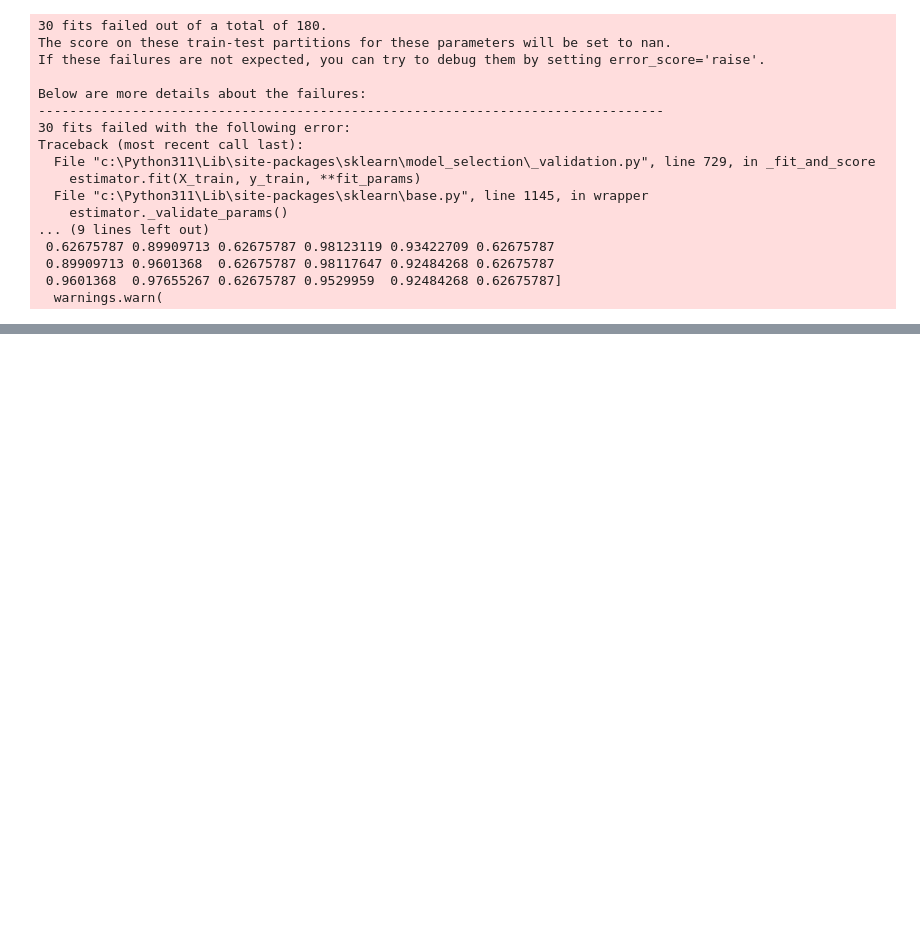
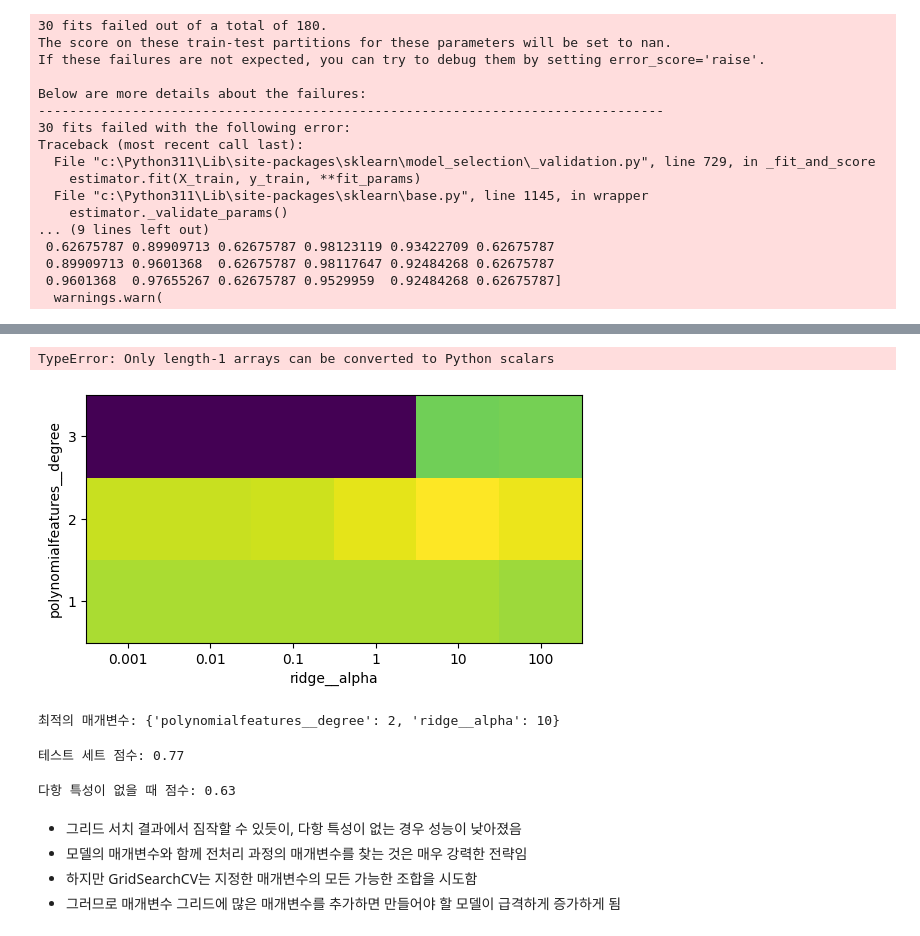
Before and after one commit to haribo09876/MachineLearning, a Jupyter notebook: 06. AlgorithmChainAndPipeline/01. DataPreprocessingAndParameterSelection.ipynb, the cells around one changed output, grey strips where cells are left out. Drawn from its saved outputs; the diff is of its cells as text; code cells hidden in the pictures; blank space fills up the shorter version.

```diff
--- a/06. AlgorithmChainAndPipeline/01. DataPreprocessingAndParameterSelection.ipynb
+++ b/06. AlgorithmChainAndPipeline/01. DataPreprocessingAndParameterSelection.ipynb
@@ -67,0 +356,8 @@ Traceback (most recent call last):
+# %%
+from sklearn.preprocessing import PolynomialFeatures
+from sklearn.datasets import fetch_openml
+
+boston = fetch_openml(name='boston')
+X_train, X_test, y_train, y_test = train_test_split(boston.data, boston.target, random_state=0)
+
+pipe = make_pipeline(StandardScaler(), PolynomialFeatures(), Ridge())
@@ -67,0 +368,6 @@ Traceback (most recent call last):
+# %%
+param_grid = {"polynomialfeatures__degree": [1, 2, 3], "ridge__alpha": [0.001, 0.01, 0.1, 1, 10, 100]}
+# %%
+# 그리드 서치를 적용
+grid = GridSearchCV(pipe, param_grid=param_grid, cv=5, n_jobs=-1)
+grid.fit(X_train, y_train)
@@ -67,0 +383,30 @@ Traceback (most recent call last):
+# %%
+# 다항식 차수와 Ridge의 alpha 매개변수에 따른 교차 검증 평균 점수의 히트맵
+mglearn.tools.heatmap(grid.cv_results_["mean_test_score"].reshape(3, -1), xlabel="ridge__alpha", ylabel="polynomialfeatures__degree", xticklabels=param_grid["ridge__alpha"], yticklabels=param_grid["polynomialfeatures__degree"], vmin=0)
+# %% [output]
+TypeError: Only length-1 arrays can be converted to Python scalars
+[figure, added]
+# %%
+# 교차 검증의 결과를 보면 2차항이 효과가 좋고 3차항은 1, 2차보다 결과가 나쁘고, 최적을 매개변수를 확인해서도 알 수 있음
+print("최적의 매개변수:", grid.best_params_)
+# %% [output]
+최적의 매개변수: {'polynomialfeatures__degree': 2, 'ridge__alpha': 10}
+# %%
+# 테스트 점수
+print("테스트 세트 점수: {:.2f}".format(grid.score(X_test, y_test)))
+# %% [output]
+테스트 세트 점수: 0.77
+# %%
+# 다항식 특성이 없는 그리드 서치와 비교
+param_grid = {"ridge__alpha": [0.001, 0.01, 0.1, 1, 10, 100]}
+pipe = make_pipeline(StandardScaler(), Ridge())
+grid = GridSearchCV(pipe, param_grid, cv=5)
+grid.fit(X_train, y_train)
+print("다항 특성이 없을 때 점수: {:.2f}".format(grid.score(X_test, y_test)))
+# %% [output]
+다항 특성이 없을 때 점수: 0.63
+# %% [markdown]
+- 그리드 서치 결과에서 짐작할 수 있듯이, 다항 특성이 없는 경우 성능이 낮아졌음
+- 모델의 매개변수와 함께 전처리 과정의 매개변수를 찾는 것은 매우 강력한 전략임
+- 하지만 GridSearchCV는 지정한 매개변수의 모든 가능한 조합을 시도함
+- 그러므로 매개변수 그리드에 많은 매개변수를 추가하면 만들어야 할 모델이 급격하게 증가하게 됨
```
Also changed, not shown: parts of 62 cells of this notebook, 1 other file.
